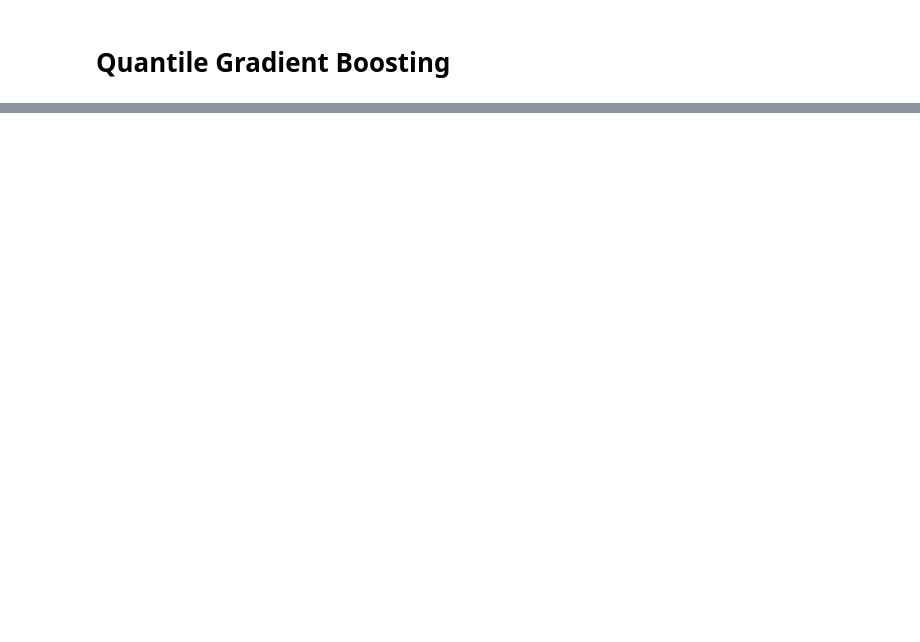
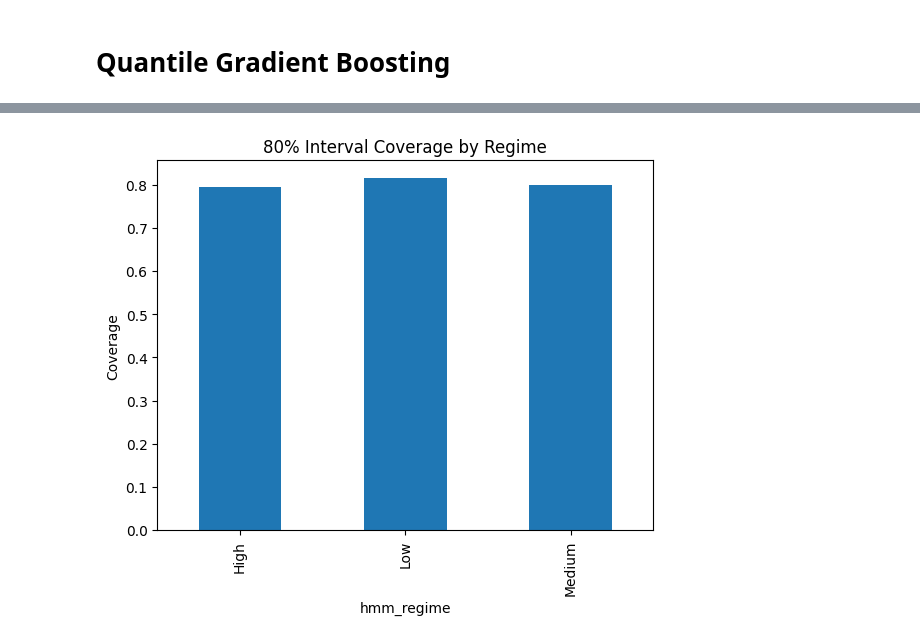
Before and after one commit to Anaemos/Vorticity, a Jupyter notebook: notebooks_02/regime_probabilistic_forecast.ipynb, the cells around one changed output, grey strips where cells are left out. Saved outputs shown, nothing was run; the diff lists cells and outputs as text; code cells hidden in the pictures; blank space fills up the shorter version.

```diff
--- a/notebooks_02/regime_probabilistic_forecast.ipynb
+++ b/notebooks_02/regime_probabilistic_forecast.ipynb
@@ -82,0 +135,9 @@ q90_model = train_quantile(0.9)
+# %%
+coverage_plot = test.groupby("hmm_regime")["covered"].mean()
+
+coverage_plot.plot(kind="bar")
+plt.title("80% Interval Coverage by Regime")
+plt.ylabel("Coverage")
+plt.show()
+# %% [output]
+[figure, added]
```
Also changed, not shown: parts of 6 cells of this notebook.
